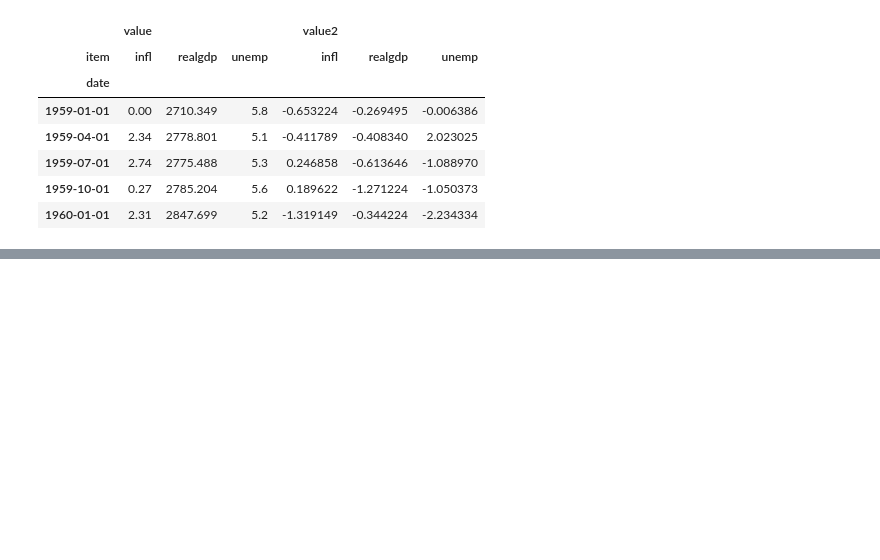
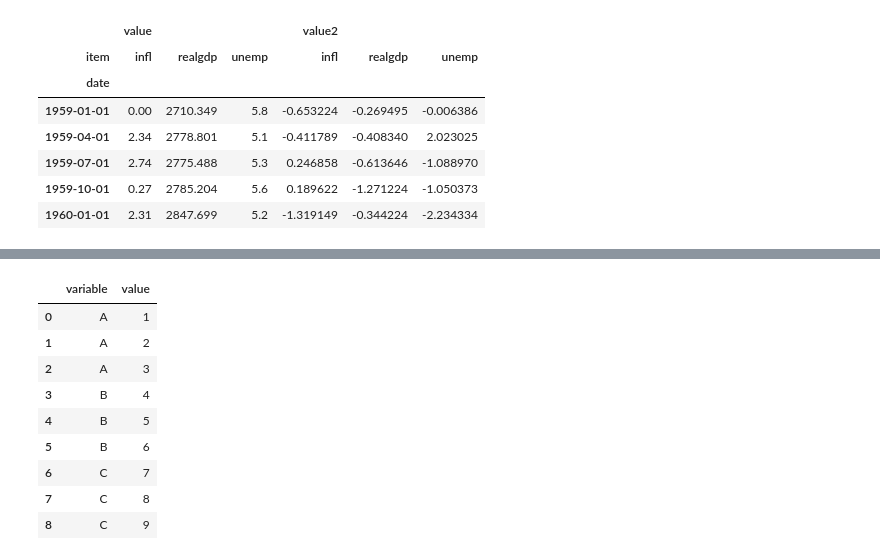
Before and after one commit to f-ckyou/pandas, a Jupyter notebook: pd-8/3_reshaping_and_pivoting.ipynb, the cells around one changed output, grey strips where cells are left out. Drawn from its saved outputs; the diff is of its cells as text; code cells hidden in the pictures; blank space fills up the shorter version.

```diff
--- a/pd-8/3_reshaping_and_pivoting.ipynb
+++ b/pd-8/3_reshaping_and_pivoting.ipynb
@@ -319,0 +388,14 @@ unstacked.head()
+# %%
+# pd.melt can be used without any group identifiers, too
+pd.melt(df, value_vars=["A", "B", "C"])
+# %% [output]
+|  | variable | value |
+| 0 | A | 1 |
+| 1 | A | 2 |
+| 2 | A | 3 |
+| 3 | B | 4 |
+| 4 | B | 5 |
+| 5 | B | 6 |
+| 6 | C | 7 |
+| 7 | C | 8 |
+| 8 | C | 9 |
```
Also changed, not shown: parts of 7 cells of this notebook.
